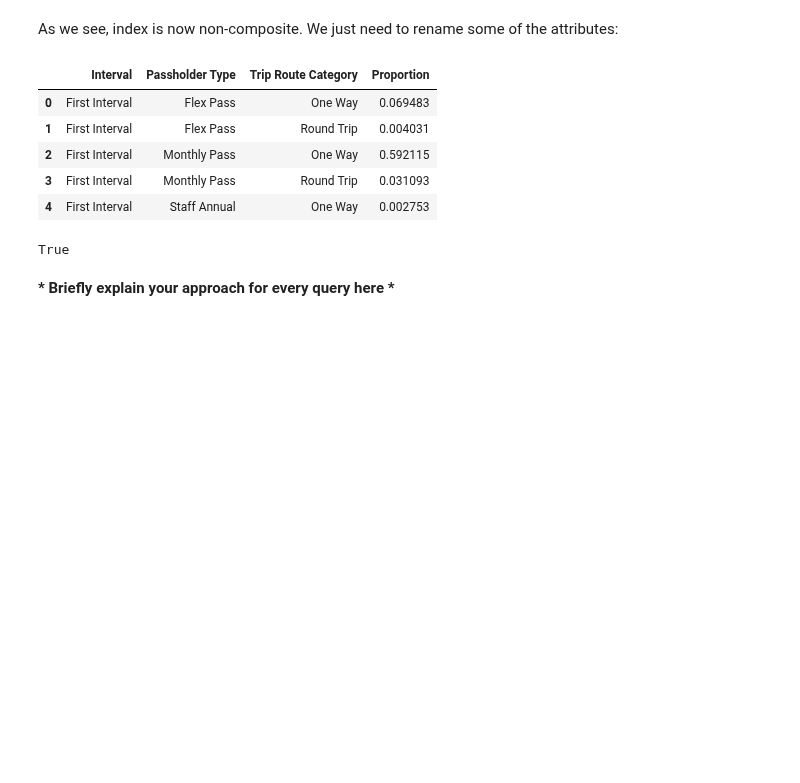
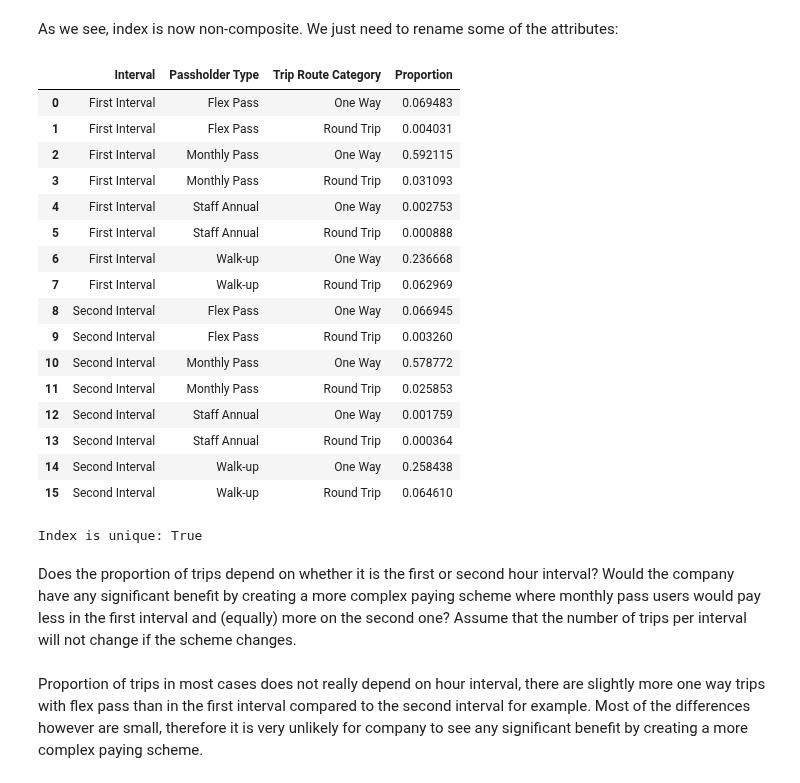
Before and after one commit to Apiquet/ADA_EPFL, a Jupyter notebook: ADA2018-Homework-master/01 - Pandas and Data Wrangling/Exercise 1.ipynb, the cells around one changed output. Saved outputs shown, nothing was run; the diff lists cells and outputs as text; code cells hidden in the pictures; blank space fills up the shorter version.

```diff
--- a/ADA2018-Homework-master/01 - Pandas and Data Wrangling/Exercise 1.ipynb
+++ b/ADA2018-Homework-master/01 - Pandas and Data Wrangling/Exercise 1.ipynb
@@ -872,19 +872,33 @@ As we see, index is now non-composite. We just need to rename some of the attrib
 # %%
 #renaming attributes
 df_trips_grouped_interval_proportion.rename(
     columns={'level_0': 'Interval', 0 : 'Proportion'}, inplace=True)
 #displaying first few rows of grouped trips
-df_trips_grouped_interval_proportion.head()
+df_trips_grouped_interval_proportion
 # %% [output]
 |  | Interval | Passholder Type | Trip Route Category | Proportion |
 | 0 | First Interval | Flex Pass | One Way | 0.069483 |
 | 1 | First Interval | Flex Pass | Round Trip | 0.004031 |
 | 2 | First Interval | Monthly Pass | One Way | 0.592115 |
 | 3 | First Interval | Monthly Pass | Round Trip | 0.031093 |
 | 4 | First Interval | Staff Annual | One Way | 0.002753 |
+| 5 | First Interval | Staff Annual | Round Trip | 0.000888 |
+| 6 | First Interval | Walk-up | One Way | 0.236668 |
+| 7 | First Interval | Walk-up | Round Trip | 0.062969 |
+| 8 | Second Interval | Flex Pass | One Way | 0.066945 |
+| 9 | Second Interval | Flex Pass | Round Trip | 0.003260 |
+| 10 | Second Interval | Monthly Pass | One Way | 0.578772 |
+| 11 | Second Interval | Monthly Pass | Round Trip | 0.025853 |
+| 12 | Second Interval | Staff Annual | One Way | 0.001759 |
+| 13 | Second Interval | Staff Annual | Round Trip | 0.000364 |
+| 14 | Second Interval | Walk-up | One Way | 0.258438 |
+| 15 | Second Interval | Walk-up | Round Trip | 0.064610 |
-# %%
-df_trips_grouped_interval_proportion.index.is_unique
-# %% [output]
-True
-# %% [markdown]
-__\* Briefly explain your approach for every query here \*__
+# %%
+#check if index is unique
+print("Index is unique:", df_trips_grouped_interval_proportion.index.is_unique)
+# %% [output]
+Index is unique: True
+# %% [markdown]
+Does the proportion of trips depend on whether it is the first or second hour interval? Would the company have any significant benefit by creating a more complex paying scheme where monthly pass users would pay less in the first interval and (equally) more on the second one? Assume that the number of trips per interval will not change if the scheme changes.
+# %% [markdown]
+Proportion of trips in most cases does not really depend on hour interval, there are slightly more one way trips with flex pass than in the first interval compared to the second interval for example. Most of the differences however are small, therefore it is very unlikely for company to see any significant benefit by creating a more complex paying scheme.
```
